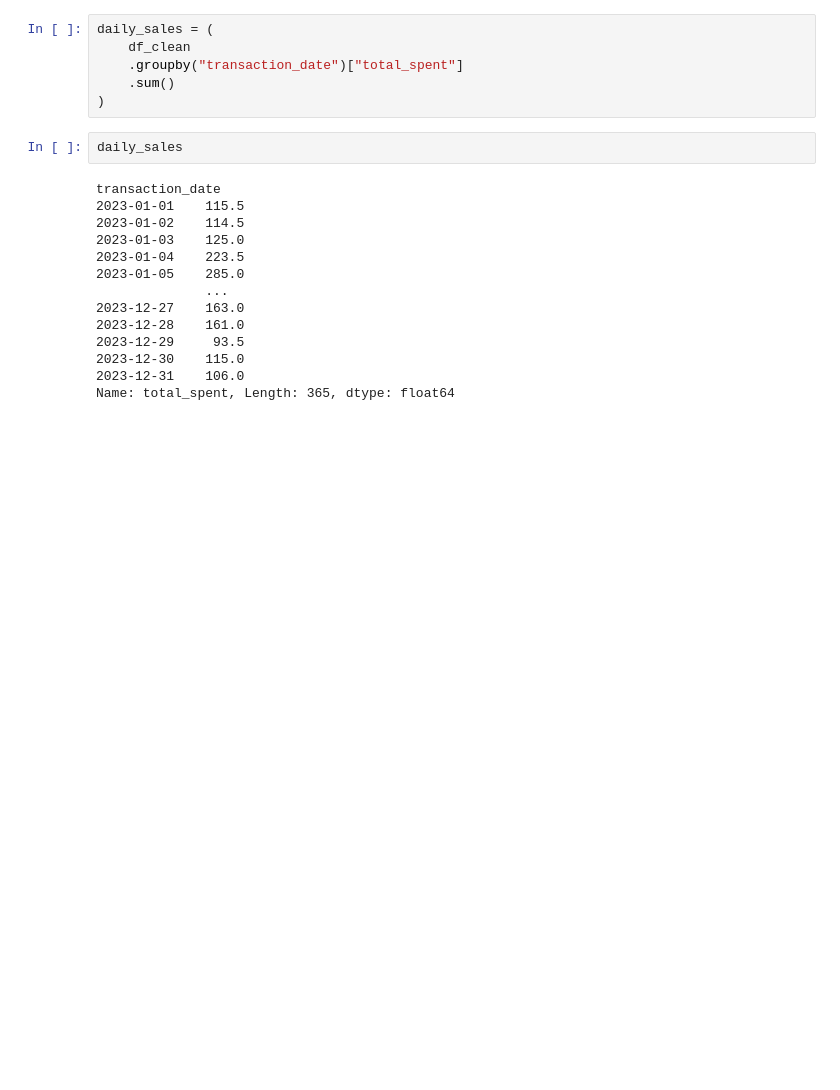
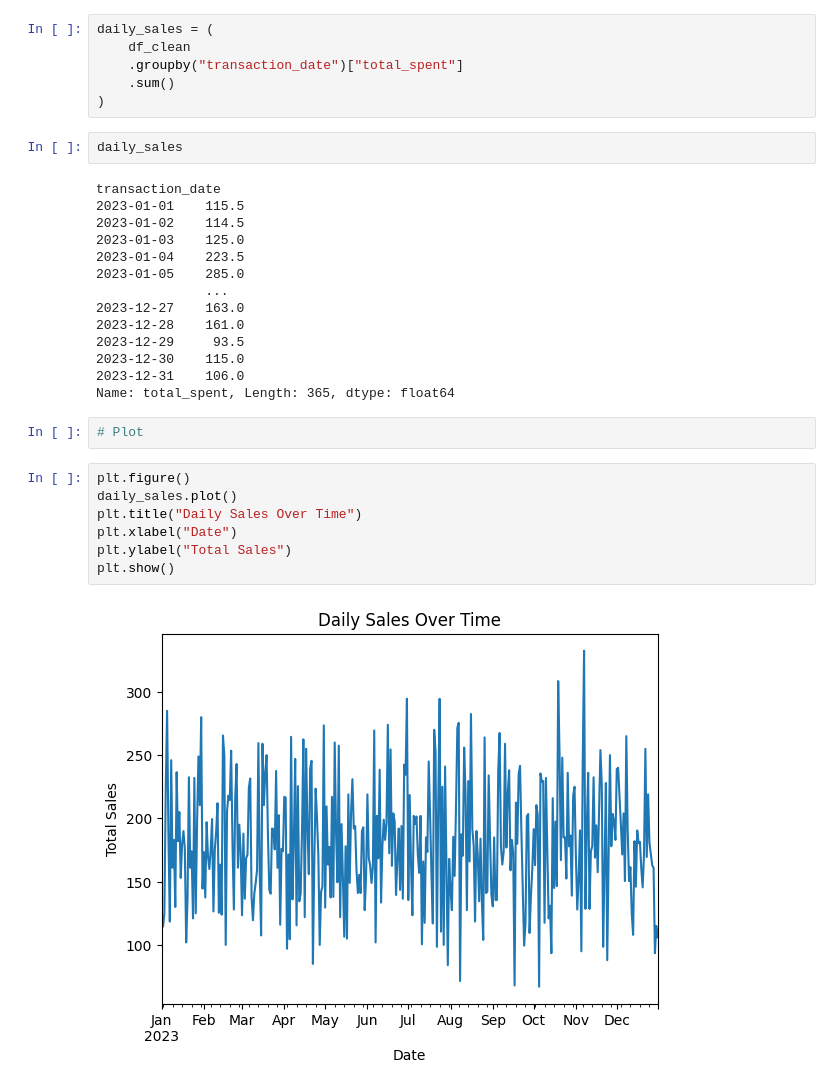
Before and after one commit to data-charioteer/cafe-data-cleaning, a Jupyter notebook: cafe.ipynb, the cells around one changed output. Cells and saved outputs as stored; diff of their text form; blank space fills up the shorter version.

Commit message:
Time series analysis plot

```diff
--- a/cafe.ipynb
+++ b/cafe.ipynb
@@ -117,3 +117,14 @@ transaction_date
 2023-12-30    115.0
 2023-12-31    106.0
 Name: total_spent, Length: 365, dtype: float64
+# %%
+# Plot
+# %%
+plt.figure()
+daily_sales.plot()
+plt.title("Daily Sales Over Time")
+plt.xlabel("Date")
+plt.ylabel("Total Sales")
+plt.show()
+# %% [output]
+[figure, added]
```
